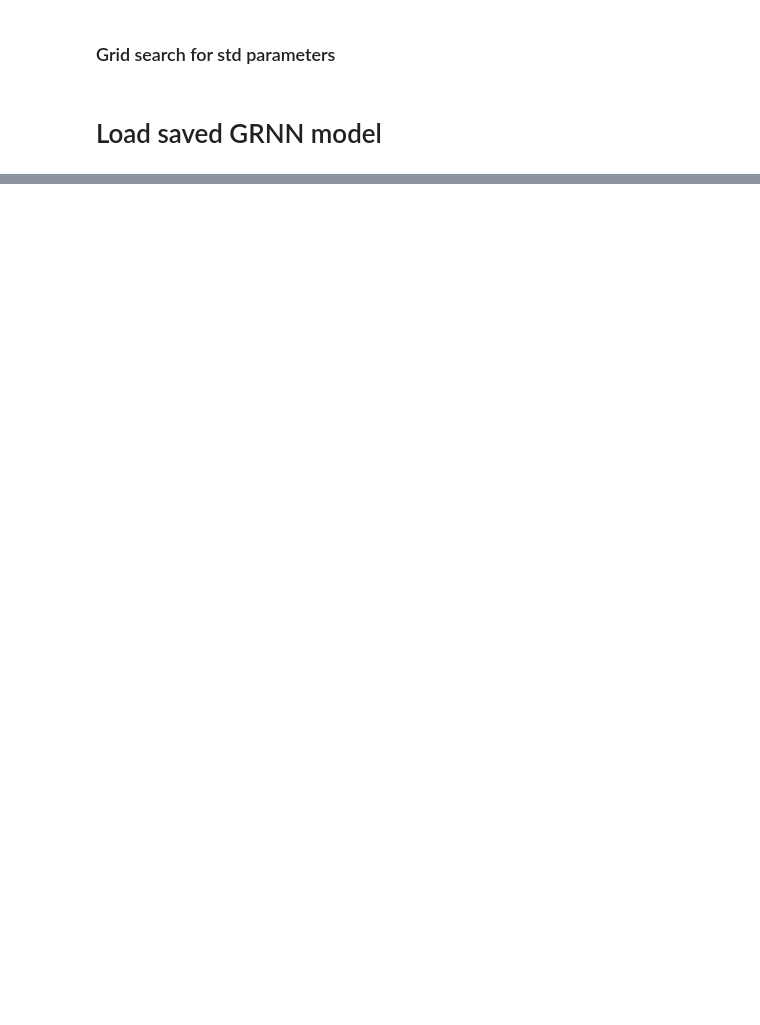
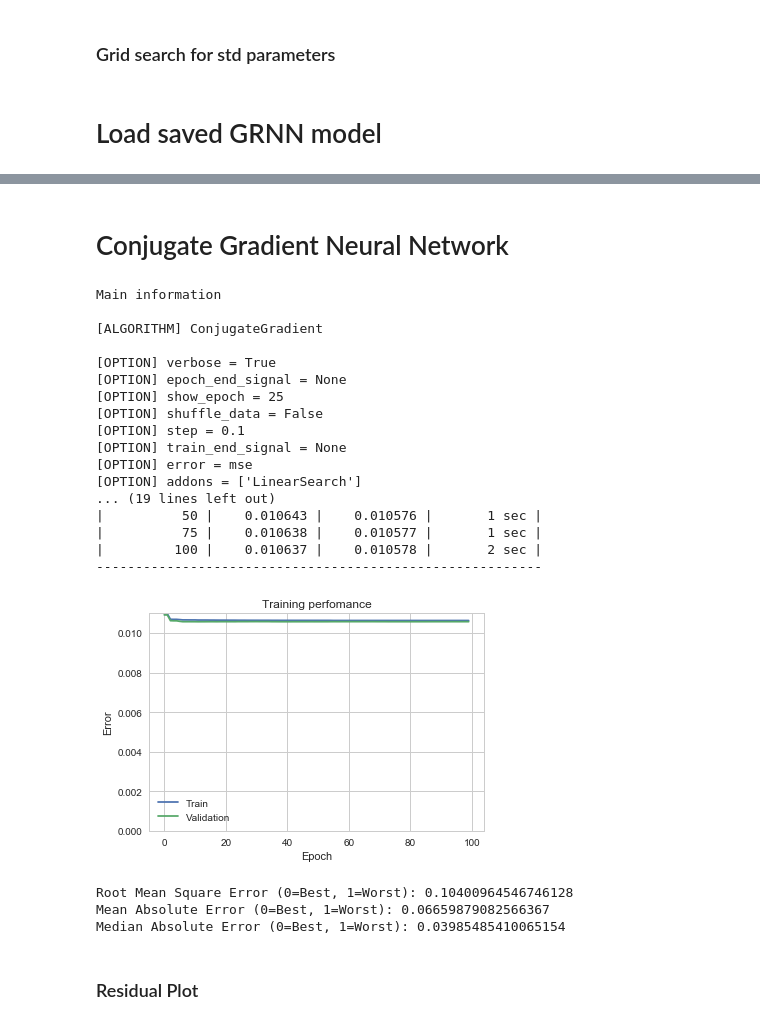
Before and after one commit to nakamura41/KE5206_CA_1, a Jupyter notebook: Zillow/KE5206_Computational_Intelligence_I_CA_1.ipynb, the cells around one changed output, grey strips where cells are left out. Cells and saved outputs as stored; diff of their text form; code cells hidden in the pictures; blank space fills up the shorter version.

```diff
--- a/Zillow/KE5206_Computational_Intelligence_I_CA_1.ipynb
+++ b/Zillow/KE5206_Computational_Intelligence_I_CA_1.ipynb
@@ -387,0 +398,5 @@ sns.heatmap(new_corr, mask=mask, cmap=cmap, vmax=.8, center=0,
+# %%
+def train_validate_test_split(features, target, validate_size, test_size):
+    x_train, x_test, y_train, y_test = train_test_split(features, target, test_size = (validate_size + test_size))
+    x_validate, x_test, y_validate, y_test = train_test_split(x_test, y_test, test_size = test_size / (validate_size + test_size))
+    return x_train, x_validate, x_test, y_train, y_validate, y_test
@@ -550,5 +532,0 @@ There is no pattern on the residual plot, that means our model decently predict
-# %%
-with open('grnn.pickle', 'rb') as f:
-    grnn = pickle.load(f)
-
-    y_predicted = grnn.predict(x_test)
@@ -616,9 +560,9 @@ print("Best std = {} with RMSE = {}".format(best_std, best_rmse))
 # Load saved GRNN model
 # %%
 with open('grnn.pickle', 'rb') as f:
-    grnn = pickle.load(f)
+    grnn_model = pickle.load(f)
 
-    y_predicted = grnn.predict(x_test)
+    y_predicted = grnn_model.predict(x_test)
 # %%
 df_test = pd.DataFrame(np.concatenate((y_test, y_predicted), axis=1), columns={'actual_logerror', 'predicted_logerror'})
 df_test.to_csv('grnn_prediction_result_best.csv', sep=',', encoding='utf-8', index=False)
@@ -624,0 +571,8 @@ df_test.to_csv('grnn_prediction_result_best.csv', sep=',', encoding='utf-8', ind
+# %%
+num_features = x_train.shape[1]
+
+rbfn_model = RBFN(input_shape = num_features, hidden_shape = num_features)
+rbfn_model.train(x_train,y_train)
+
+with open('rbfn.pickle', 'wb') as f:
+    pickle.dump(rbfn_model, f)
@@ -624,0 +598,52 @@ df_test.to_csv('grnn_prediction_result_best.csv', sep=',', encoding='utf-8', ind
+# %% [markdown]
+# Conjugate Gradient Neural Network
+# %%
+cgnet_model = algorithms.ConjugateGradient(
+    connection=[
+        layers.Input(num_features),
+        layers.Sigmoid(50),
+        layers.Sigmoid(num_target),
+    ],
+    search_method='golden',
+    show_epoch=25,
+    verbose=True,
+    addons=[algorithms.LinearSearch],
+)
+
+cgnet_model.train(x_train, y_train, x_validate, y_validate, epochs=100)
+
+plots.error_plot(cgnet_model)
+
+with open('cgnet.pickle', 'wb') as f:
+    pickle.dump(cgnet_model, f)
+# %% [output]
+Main information
+
+[ALGORITHM] ConjugateGradient
+
+[OPTION] verbose = True
+[OPTION] epoch_end_signal = None
+[OPTION] show_epoch = 25
+[OPTION] shuffle_data = False
+[OPTION] step = 0.1
+[OPTION] train_end_signal = None
+[OPTION] error = mse
+[OPTION] addons = ['LinearSearch']
+... (19 lines left out)
+|          50 |    0.010643 |    0.010576 |       1 sec |
+|          75 |    0.010638 |    0.010577 |       1 sec |
+|         100 |    0.010637 |    0.010578 |       2 sec |
+---------------------------------------------------------
+[figure, added]
+# %%
+y_predicted = cgnet_model.predict(x_test)
+
+print("Root Mean Square Error (0=Best, 1=Worst): {}".format(estimators.rmse(y_test, y_predicted)))
+print("Mean Absolute Error (0=Best, 1=Worst): {}".format(mean_absolute_error(y_test, y_predicted)))
+print("Median Absolute Error (0=Best, 1=Worst): {}".format(median_absolute_error(y_test, y_predicted)))
+# %% [output]
+Root Mean Square Error (0=Best, 1=Worst): 0.10400964546746128
+Mean Absolute Error (0=Best, 1=Worst): 0.06659879082566367
+Median Absolute Error (0=Best, 1=Worst): 0.03985485410065154
+# %% [markdown]
+### Residual Plot
```
Also changed, not shown: parts of 46 cells of this notebook, 6 other files.
